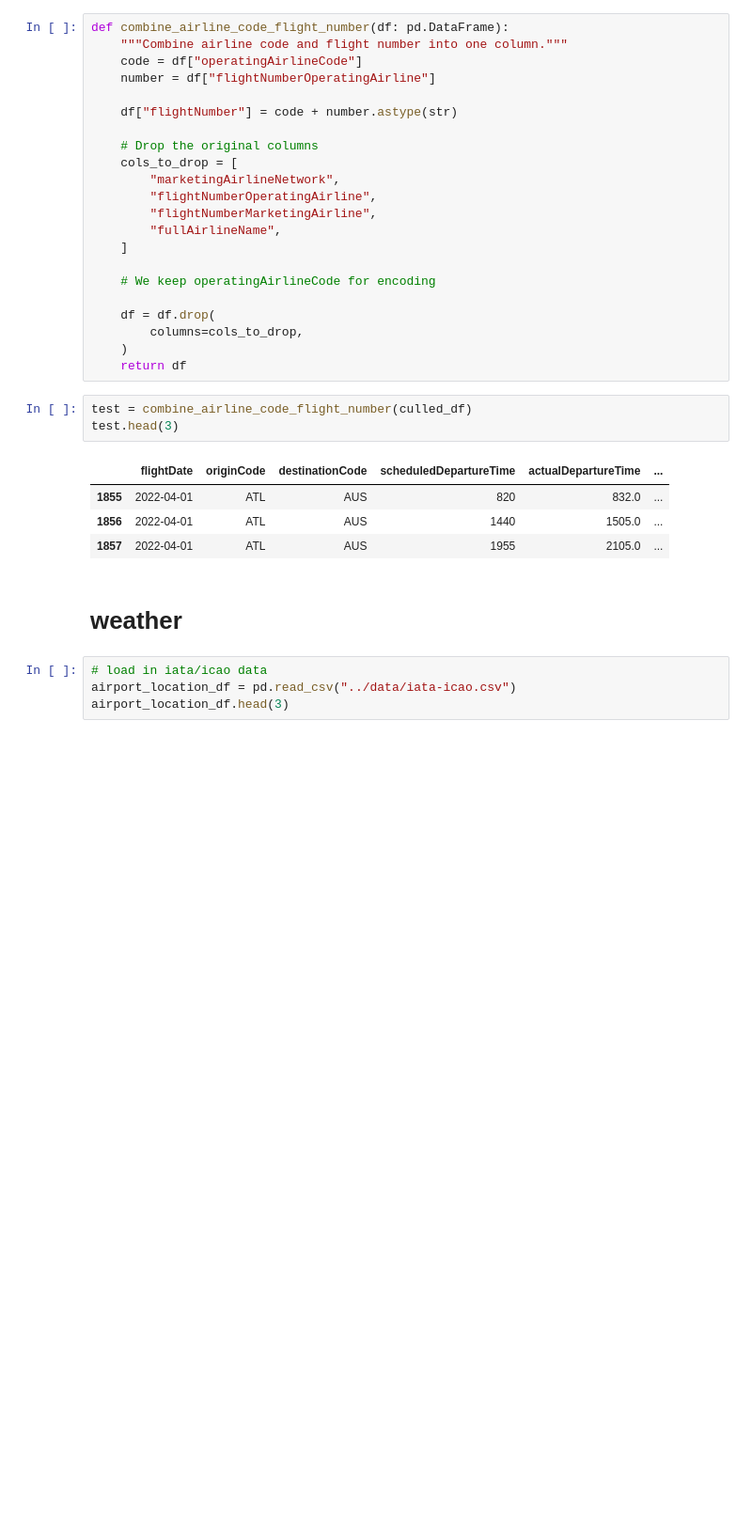
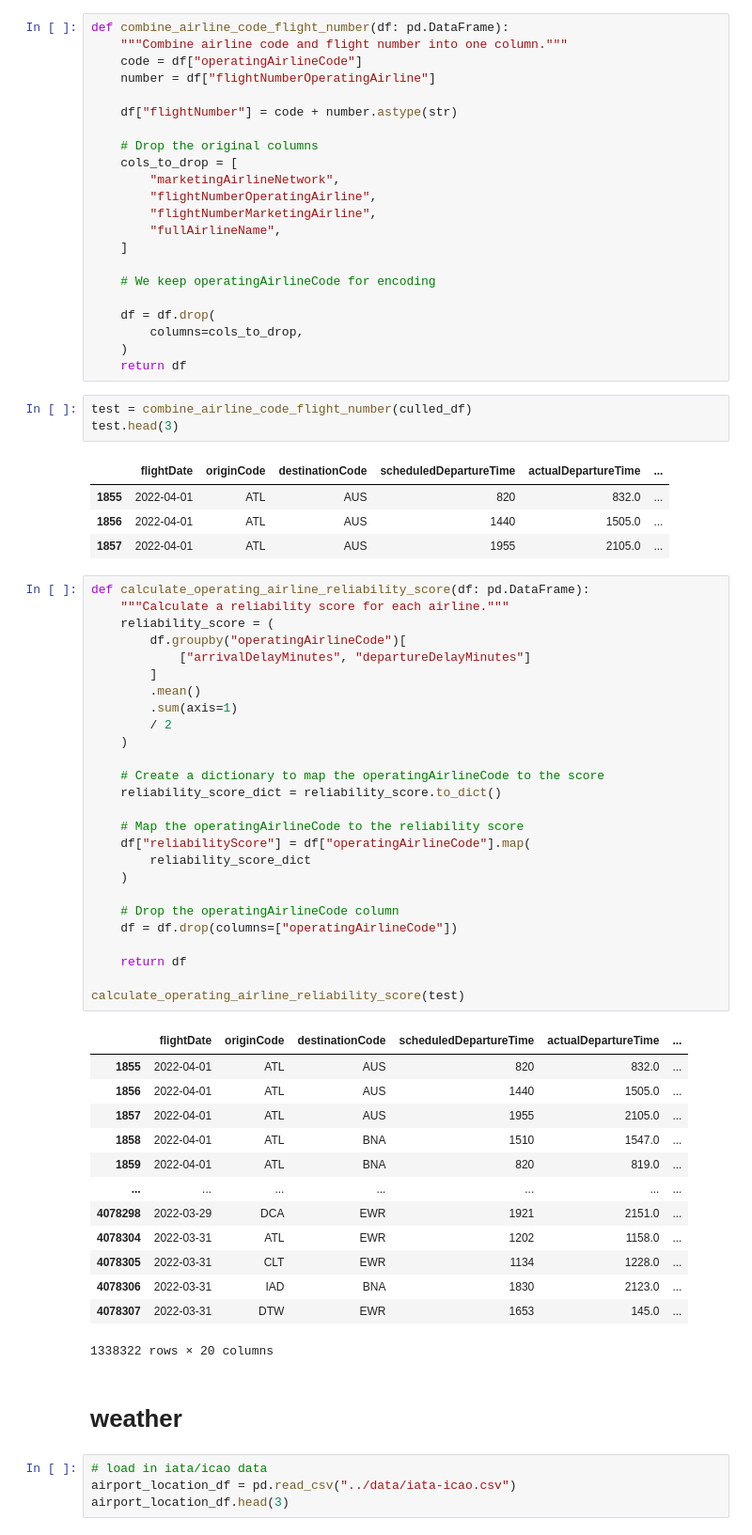
Before and after one commit to dbchristenson/timely-takeoff-model, a Jupyter notebook: src/intake_test.ipynb, the cells around one changed output. Shown: that part at 94% size. Saved outputs shown, nothing was run; the diff lists cells and outputs as text; blank space fills up the shorter version.

Commit message:
relibaility score calculation introduced. trying to remove as many categorical variables as possible

```diff
--- a/src/intake_test.ipynb
+++ b/src/intake_test.ipynb
@@ -336,6 +336,46 @@ test.head(3)
 | 1855 | 2022-04-01 | ATL | AUS | 820 | 832.0 | ... |
 | 1856 | 2022-04-01 | ATL | AUS | 1440 | 1505.0 | ... |
 | 1857 | 2022-04-01 | ATL | AUS | 1955 | 2105.0 | ... |
+# %%
+def calculate_operating_airline_reliability_score(df: pd.DataFrame):
+    """Calculate a reliability score for each airline."""
+    reliability_score = (
+        df.groupby("operatingAirlineCode")[
+            ["arrivalDelayMinutes", "departureDelayMinutes"]
+        ]
+        .mean()
+        .sum(axis=1)
+        / 2
+    )
+
+    # Create a dictionary to map the operatingAirlineCode to the score
+    reliability_score_dict = reliability_score.to_dict()
+
+    # Map the operatingAirlineCode to the reliability score
+    df["reliabilityScore"] = df["operatingAirlineCode"].map(
+        reliability_score_dict
+    )
+
+    # Drop the operatingAirlineCode column
+    df = df.drop(columns=["operatingAirlineCode"])
+
+    return df
+
+calculate_operating_airline_reliability_score(test)
+# %% [output]
+|  | flightDate | originCode | destinationCode | scheduledDepartureTime | actualDepartureTime | ... |
+| 1855 | 2022-04-01 | ATL | AUS | 820 | 832.0 | ... |
+| 1856 | 2022-04-01 | ATL | AUS | 1440 | 1505.0 | ... |
+| 1857 | 2022-04-01 | ATL | AUS | 1955 | 2105.0 | ... |
+| 1858 | 2022-04-01 | ATL | BNA | 1510 | 1547.0 | ... |
+| 1859 | 2022-04-01 | ATL | BNA | 820 | 819.0 | ... |
+| ... | ... | ... | ... | ... | ... | ... |
+| 4078298 | 2022-03-29 | DCA | EWR | 1921 | 2151.0 | ... |
+| 4078304 | 2022-03-31 | ATL | EWR | 1202 | 1158.0 | ... |
+| 4078305 | 2022-03-31 | CLT | EWR | 1134 | 1228.0 | ... |
+| 4078306 | 2022-03-31 | IAD | BNA | 1830 | 2123.0 | ... |
+| 4078307 | 2022-03-31 | DTW | EWR | 1653 | 145.0 | ... |
+1338322 rows × 20 columns
 # %% [markdown]
 # weather
 # %%
```
Also changed, not shown: 3 other files.
